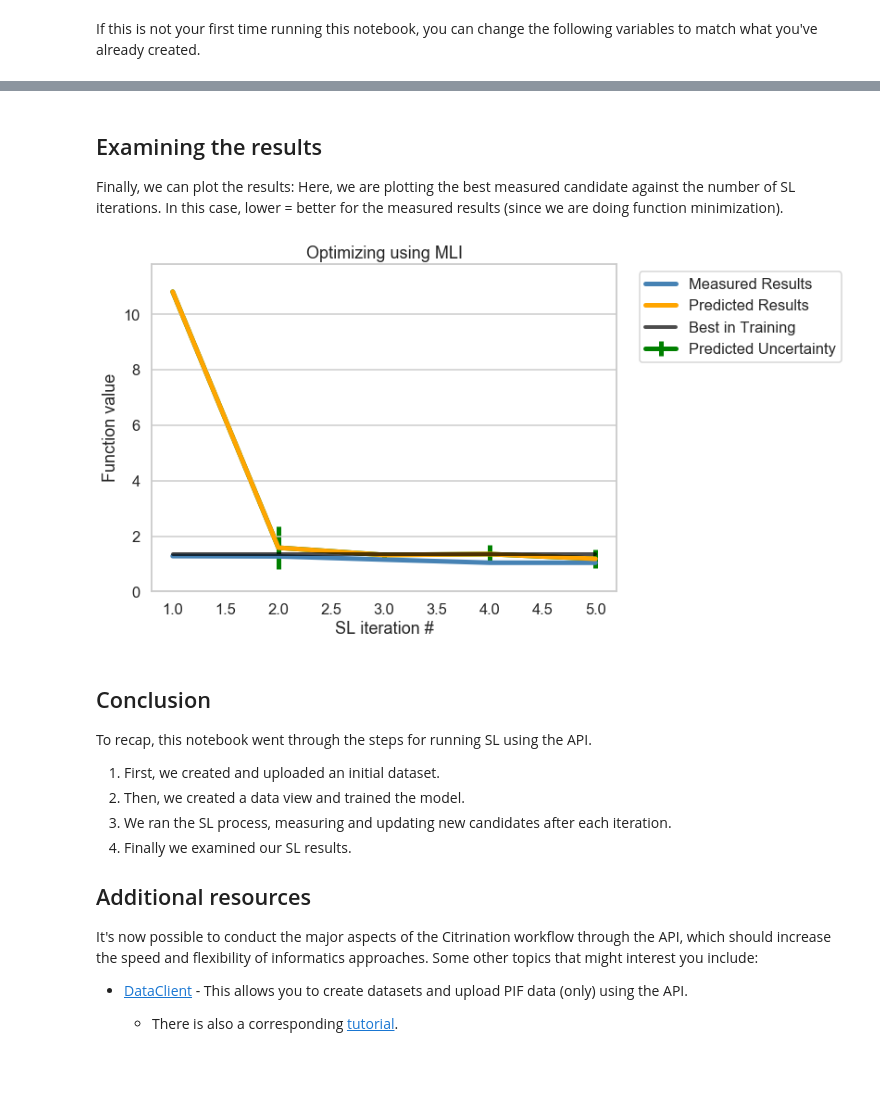
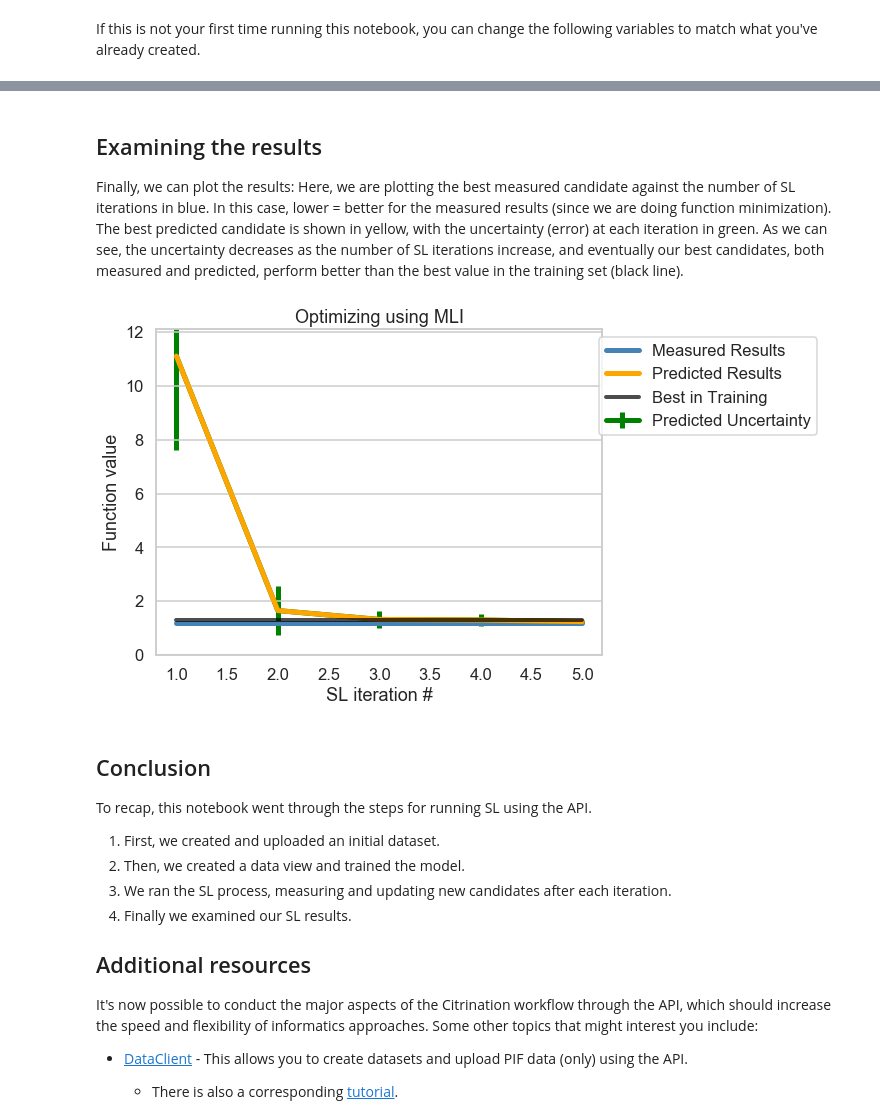
Before and after one commit to CitrineInformatics/community-tools, a Jupyter notebook: api_examples/4_sequential_learning_api_tutorial.ipynb, the cells around one changed output, grey strips where cells are left out. Cells and saved outputs as stored; diff of their text form; code cells hidden in the pictures; blank space fills up the shorter version.

Commit message:
improved naming; moved plotting to wrapper

```diff
--- a/api_examples/4_sequential_learning_api_tutorial.ipynb
+++ b/api_examples/4_sequential_learning_api_tutorial.ipynb
@@ -183,70 +168,11 @@ SL finished!
 # %% [markdown]
 ## Examining the results
 
-Finally, we can plot the results: Here, we are plotting the best measured candidate against the number of SL iterations. In this case, lower = better for the measured results (since we are doing function minimization).
+Finally, we can plot the results: Here, we are plotting the best measured candidate against the number of SL iterations in blue. In this case, lower = better for the measured results (since we are doing function minimization). The best predicted candidate is shown in yellow, with the uncertainty (error) at each iteration in green. As we can see, the uncertainty decreases as the number of SL iterations increase, and eventually our best candidates, both measured and predicted, perform better than the best value in the training set (black line).
-# %%
-# Measured results
-sns.lineplot(
-    x=np.arange(1, len(sl_results["measured"])+1),
-    y=[round(float(v), 3) for v in sl_results["measured"]],
-    lw=5,
-    estimator=None,
-    markers=True,
-    color="steelblue",
-    label=f"Measured Results",
-    legend=False,
-
-)
-
-# Predicted results
-predicted_ax = sns.lineplot(
-    x=np.arange(1, len(sl_results["predicted"])+1),
-    y=[round(float(v[0]), 3) for v in sl_results["predicted"]],
-    lw=5,
-    estimator=None,
-    markers=True,
-    color="orange",
-    label=f"Predicted Results",
-    legend=False,
-
-)
-
-# Error bars
-predicted_ax.errorbar(
-    np.arange(1, len(sl_results["predicted"])+1),
-    [round(float(v[0]), 3) for v in sl_results["predicted"]],
-    yerr=[round(float(v[1]), 3) for v in sl_results["predicted"]],
-    lw=5,
-    color="green",
-    ecolor=["green"]*5,
-    label="Predicted Uncertainty",
-    fmt='',
-    zorder=-1
-)
-
-# Best candidate in training set
-sns.lineplot(
-    x=np.arange(1, 6),
-    y=[initial_best_measured_value]*5,
-    estimator=None,
-    markers=False,
-    label=f"Best in Training",
-    legend=False,
-    color="black",
-    lw=4,
-    alpha=0.7
-)
-
-
-plt.xlabel("SL iteration #")
-plt.legend(loc='best', bbox_to_anchor=(1.5, 1.0))
-plt.ylabel("Function value")
-plt.ylim([0, float(sl_results['predicted'][0][0])+1])
-plt.title(f"Optimizing using MLI")
-plt.grid(b=False, axis='x')
-plt.show()
-# %% [output]
-[figure, removed]
+# %%
+plot_sl_results(best_sl_measured_vals, best_sl_pred_vals, initial_best_measured_value)
+# %% [output]
+[figure, added]
 # %% [markdown]
 ## Conclusion
 To recap, this notebook went through the steps for running SL using the API.
```
Also changed, not shown: parts of 11 cells of this notebook, 1 other file.
